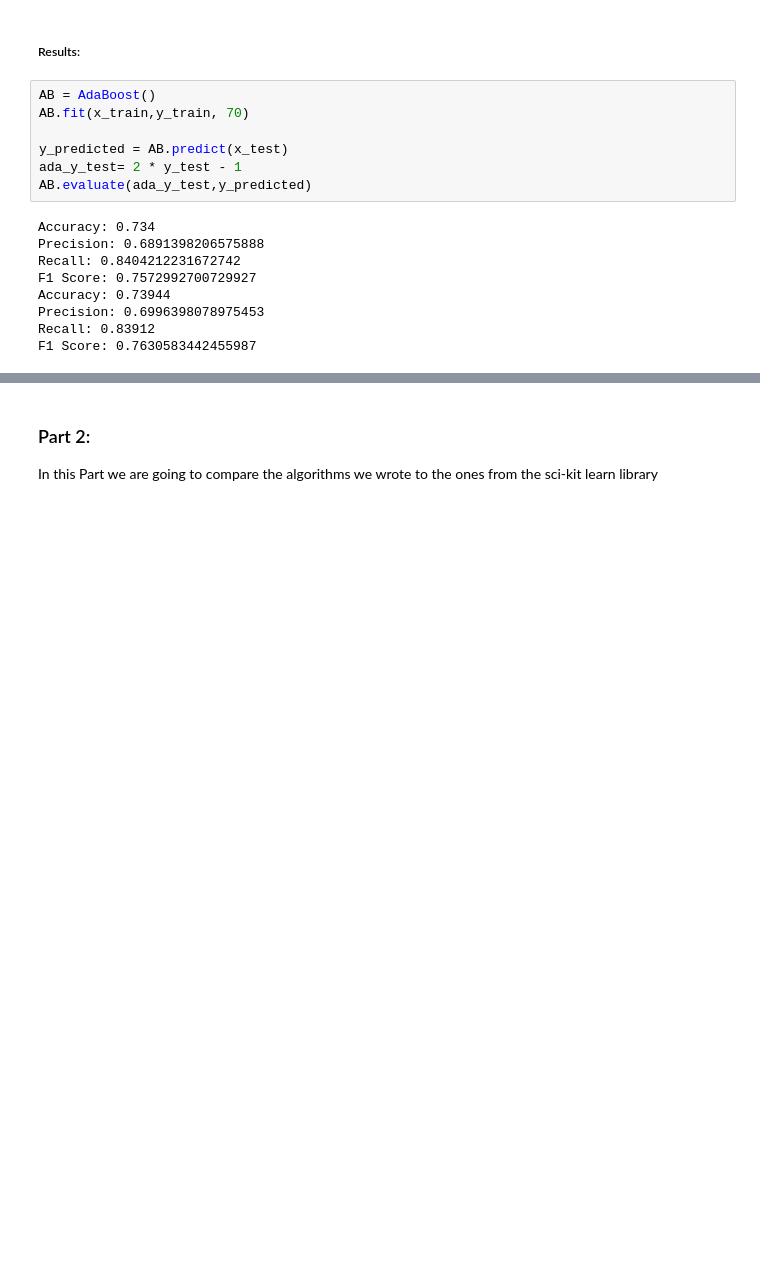
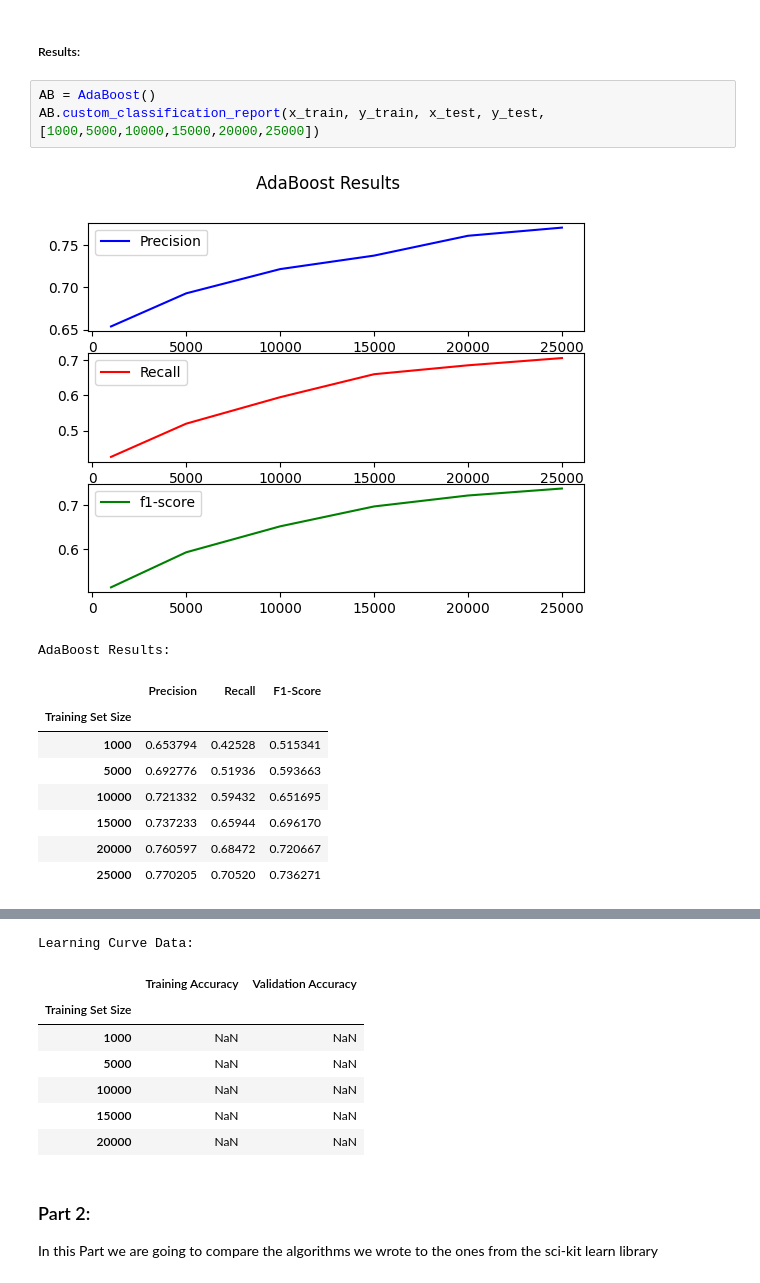
Before and after one commit to vleft02/IMDB-Review-Classification, a Jupyter notebook: ML.ipynb, the cells around one changed output, grey strips where cells are left out. Cells and saved outputs as stored; diff of their text form; blank space fills up the shorter version.

Commit message:
start report for adaboost

```diff
--- a/ML.ipynb
+++ b/ML.ipynb
@@ -528,18 +563,16 @@ class AdaBoost:
 # %% [markdown]
 ##### Results:
-# %%
-AB = AdaBoost()
-AB.fit(x_train,y_train, 70)
-
-y_predicted = AB.predict(x_test)
-ada_y_test= 2 * y_test - 1
-AB.evaluate(ada_y_test,y_predicted)
-# %% [output]
-Accuracy: 0.734
-Precision: 0.6891398206575888
-Recall: 0.8404212231672742
-F1 Score: 0.7572992700729927
-Accuracy: 0.73944
-Precision: 0.6996398078975453
-Recall: 0.83912
-F1 Score: 0.7630583442455987
+# %%
+AB = AdaBoost()
+AB.custom_classification_report(x_train, y_train, x_test, y_test, [1000,5000,10000,15000,20000,25000])
+# %% [output]
+[figure, added]
+AdaBoost Results:
+|  | Precision | Recall | F1-Score |
+| Training Set Size |  |  |  |
+| 1000 | 0.653794 | 0.42528 | 0.515341 |
+| 5000 | 0.692776 | 0.51936 | 0.593663 |
+| 10000 | 0.721332 | 0.59432 | 0.651695 |
+| 15000 | 0.737233 | 0.65944 | 0.696170 |
+| 20000 | 0.760597 | 0.68472 | 0.720667 |
+| 25000 | 0.770205 | 0.70520 | 0.736271 |
@@ -546,3 +580,11 @@ F1 Score: 0.7630583442455987
+Learning Curve Data:
+|  | Training Accuracy | Validation Accuracy |
+| Training Set Size |  |  |
+| 1000 | NaN | NaN |
+| 5000 | NaN | NaN |
+| 10000 | NaN | NaN |
+| 15000 | NaN | NaN |
+| 20000 | NaN | NaN |
 # %% [markdown]
 ### Part 2:
 In this Part we are going to compare the algorithms we wrote to the ones from the sci-kit learn library
```
Also changed, not shown: parts of 19 cells of this notebook, 4 other files.
